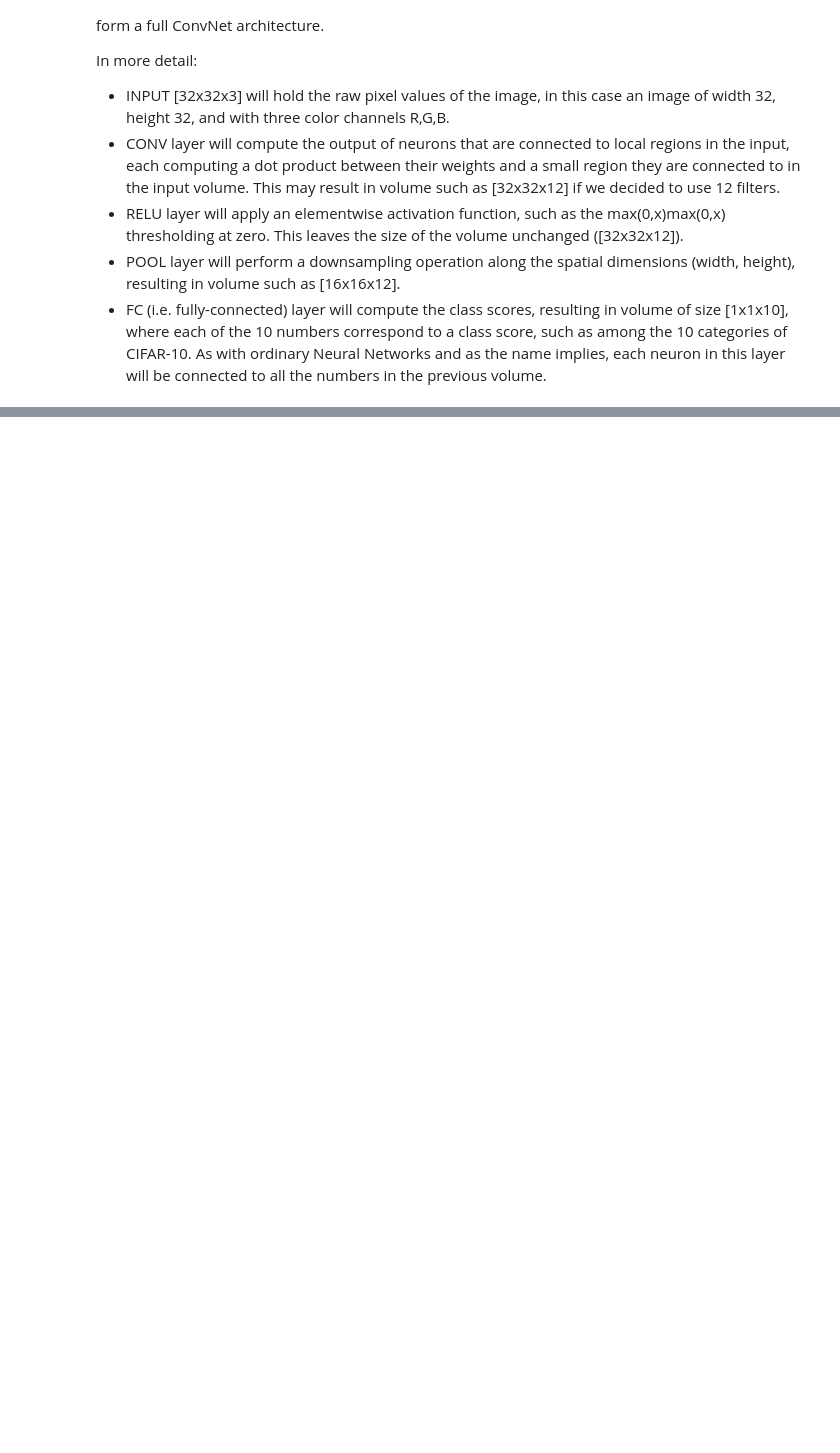
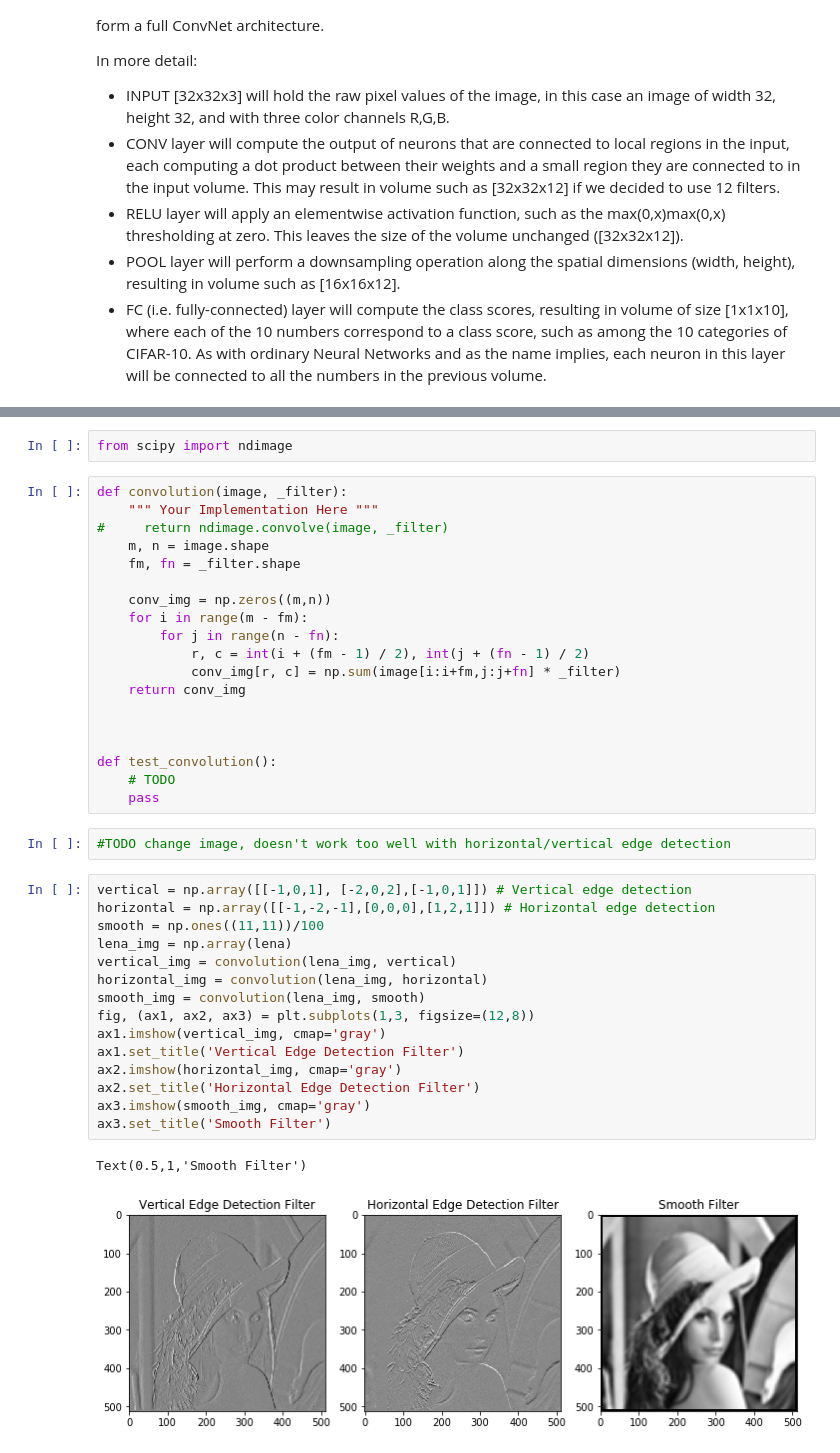
Before and after one commit to berkeley-ulab/sp18-ulab-computervision, a Jupyter notebook: notebooks/inprogress_conv.ipynb, the cells around one changed output, grey strips where cells are left out. Cells and saved outputs as stored; diff of their text form; blank space fills up the shorter version.

Commit message:
updated conv notebook

```diff
--- a/notebooks/inprogress_conv.ipynb
+++ b/notebooks/inprogress_conv.ipynb
@@ -34,0 +61,41 @@ We use three main types of layers to build ConvNet architectures: Convolutional
+# %%
+from scipy import ndimage
+# %%
+def convolution(image, _filter):
+    """ Your Implementation Here """
+#     return ndimage.convolve(image, _filter)
+    m, n = image.shape
+    fm, fn = _filter.shape
+
+    conv_img = np.zeros((m,n))
+    for i in range(m - fm):
+        for j in range(n - fn):
+            r, c = int(i + (fm - 1) / 2), int(j + (fn - 1) / 2)
+            conv_img[r, c] = np.sum(image[i:i+fm,j:j+fn] * _filter)
+    return conv_img
+
+
+
+def test_convolution():
+    # TODO
+    pass
+# %%
+#TODO change image, doesn't work too well with horizontal/vertical edge detection
+# %%
+vertical = np.array([[-1,0,1], [-2,0,2],[-1,0,1]]) # Vertical edge detection
+horizontal = np.array([[-1,-2,-1],[0,0,0],[1,2,1]]) # Horizontal edge detection
+smooth = np.ones((11,11))/100
+lena_img = np.array(lena)
+vertical_img = convolution(lena_img, vertical)
+horizontal_img = convolution(lena_img, horizontal)
+smooth_img = convolution(lena_img, smooth)
+fig, (ax1, ax2, ax3) = plt.subplots(1,3, figsize=(12,8))
+ax1.imshow(vertical_img, cmap='gray')
+ax1.set_title('Vertical Edge Detection Filter')
+ax2.imshow(horizontal_img, cmap='gray')
+ax2.set_title('Horizontal Edge Detection Filter')
+ax3.imshow(smooth_img, cmap='gray')
+ax3.set_title('Smooth Filter')
+# %% [output]
+Text(0.5,1,'Smooth Filter')
+[figure, added]
```
Also changed, not shown: parts of 8 cells of this notebook, 1 other file.
